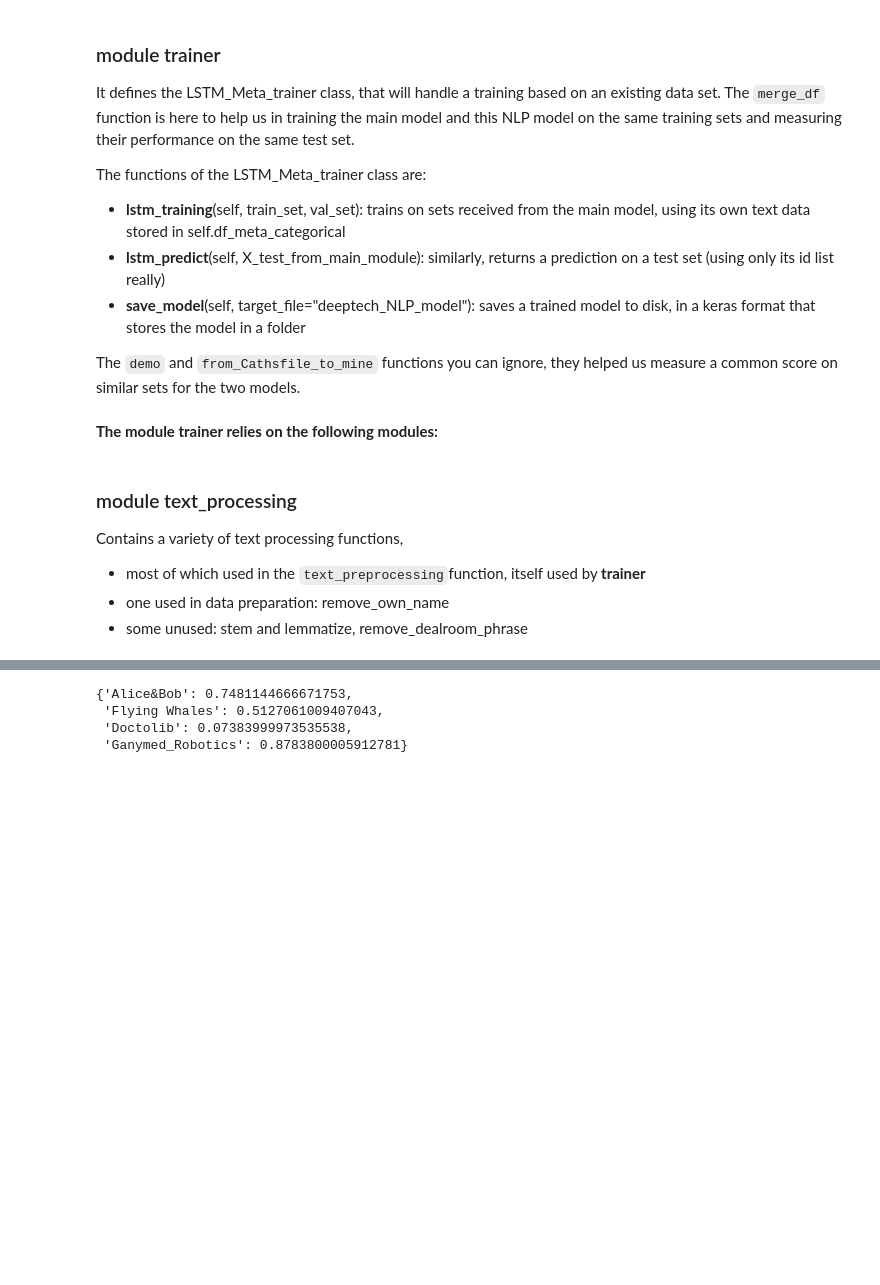
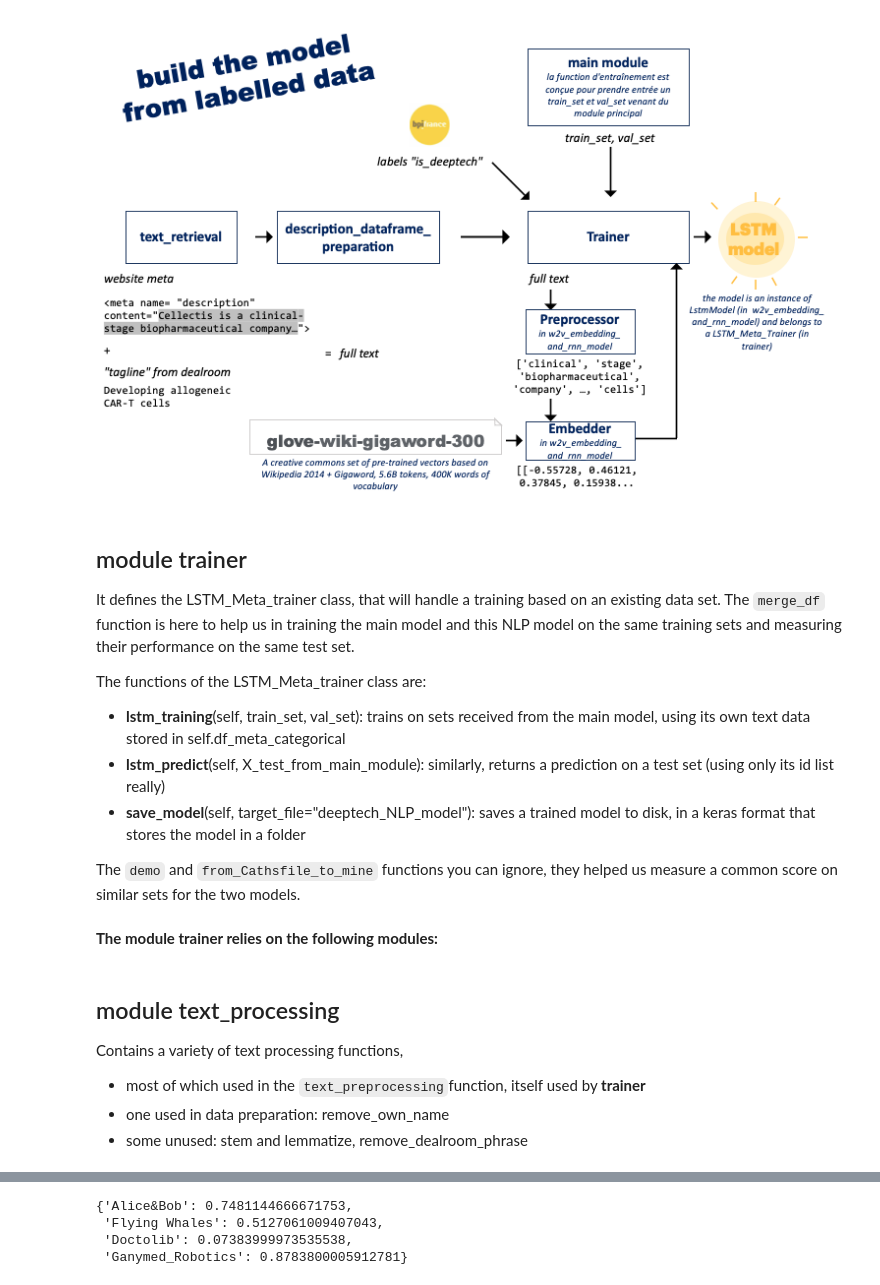
Before and after one commit to ClemenceK/deep4deep, a Jupyter notebook: notebooks/NLP_model_Documentation.ipynb, the cells around one changed output, grey strips where cells are left out. Cells and saved outputs as stored; diff of their text form; code cells hidden in the pictures; blank space fills up the shorter version.

```diff
--- a/notebooks/NLP_model_Documentation.ipynb
+++ b/notebooks/NLP_model_Documentation.ipynb
@@ -43,5 +43,9 @@ This is a data preparation routine that is actually called by the LSTM_Meta_trai
+# %%
+Image("train_model.png")
+# %% [output]
+[figure, added]
 # %% [markdown]
-### module trainer
+## module trainer
 It defines the LSTM_Meta_trainer class, that will handle a training based on an existing data set.
 The `merge_df` function is here to help us in training the main model and this NLP model on the same training sets and measuring their performance on the same test set.
 
@@ -57,8 +61,9 @@ The `demo` and `from_Cathsfile_to_mine` functions you can ignore, they helped us
 # %% [markdown]
 **The module trainer relies on the following modules:**
 # %% [markdown]
-### module text_processing
+## module text_processing
 Contains a variety of text processing functions,
+
 + most of which used in the `text_preprocessing`function, itself used by **trainer**
 + one used in data preparation: remove_own_name
 + some unused: stem and lemmatize, remove_dealroom_phrase
```
Also changed, not shown: parts of 20 cells of this notebook, 16 other files.
